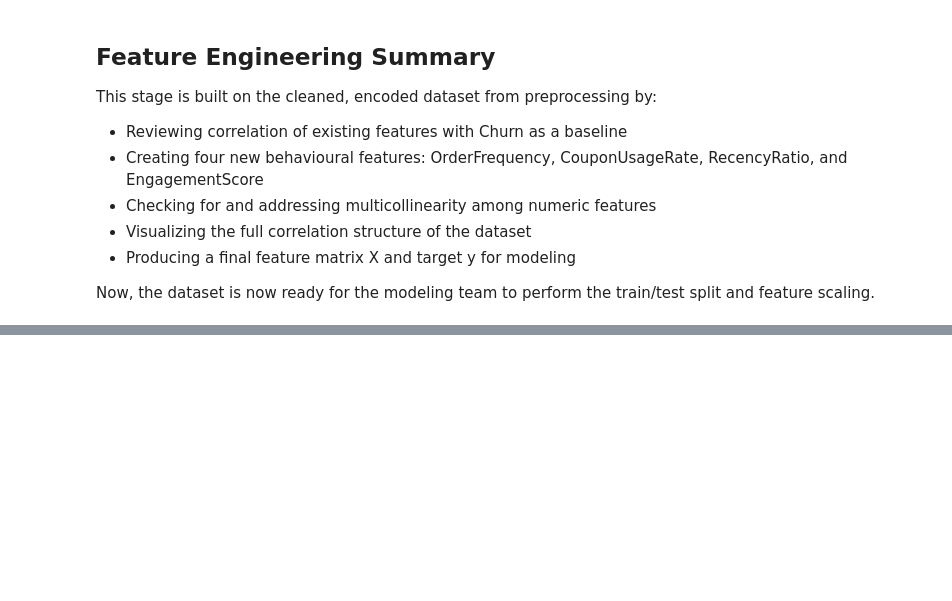
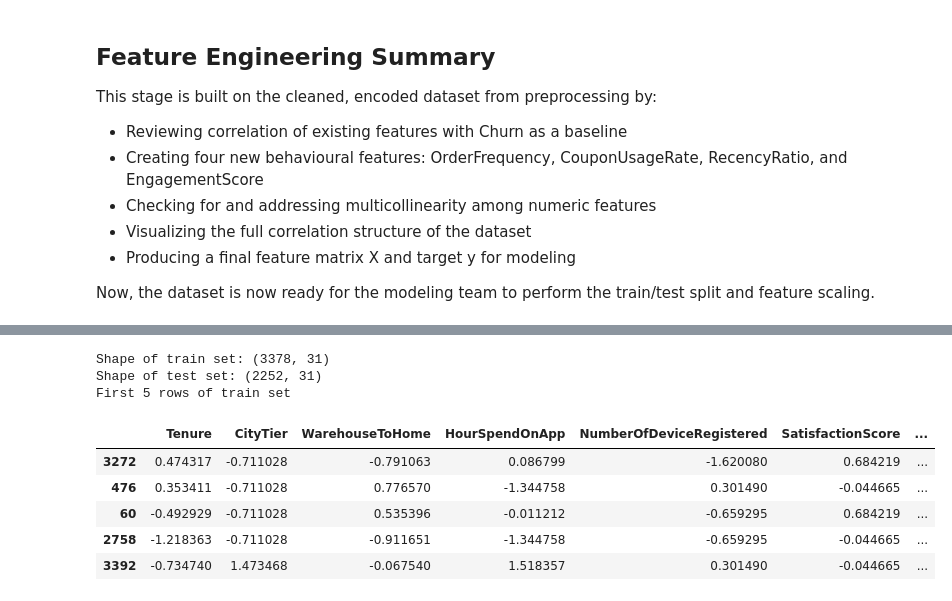
Before and after one commit to Akurang/AI_group5_project, a Jupyter notebook: final_project.ipynb, the cells around one changed output, grey strips where cells are left out. Cells and saved outputs as stored; diff of their text form; code cells hidden in the pictures; blank space fills up the shorter version.

```diff
--- a/final_project.ipynb
+++ b/final_project.ipynb
@@ -550,0 +576,26 @@ Now, the dataset is now ready for the modeling team to perform the train/test sp
+# %%
+from sklearn.preprocessing import StandardScaler
+scaler=StandardScaler()
+
+numeric_columns=["Tenure",
+                "CityTier",
+            	"WarehouseToHome",
+            	"HourSpendOnApp",
+            	"NumberOfDeviceRegistered",
+            	"SatisfactionScore",
+            	"NumberOfAddress",
+            	"Complain",
+                "OrderAmountHikeFromlastYear",
+                "CouponUsed",
+                "OrderCount",
+                "DaySinceLastOrder",
+                "CashbackAmount",
+                "OrderFrequency",
+            	"CouponUsageRate",
+                "RecencyRatio",
+                "EngagementScore"]# a set of numeric featurea which would be used for scaling
+
+X_train_scaled=X_train # we must copy the sets into the new scaled model so if in case of an errror we can revert
+X_test_scaled=X_test
+X_train_scaled[numeric_columns] = scaler.fit_transform(X_train[numeric_columns])# the scaling happens only on the numeric columns, binarynot inclusive as that would return the same arrange ment of values
+X_test_scaled[numeric_columns] = scaler.transform(X_test[numeric_columns])
@@ -550,0 +608,16 @@ Now, the dataset is now ready for the modeling team to perform the train/test sp
+# %%
+print(f"Shape of train set: {X_train_scaled.shape}")
+print(f"Shape of test set: {X_test_scaled.shape}")
+
+print("First 5 rows of train set")
+X_train_scaled.head()
+# %% [output]
+Shape of train set: (3378, 31)
+Shape of test set: (2252, 31)
+First 5 rows of train set
+|  | Tenure | CityTier | WarehouseToHome | HourSpendOnApp | NumberOfDeviceRegistered | SatisfactionScore | ... |
+| 3272 | 0.474317 | -0.711028 | -0.791063 | 0.086799 | -1.620080 | 0.684219 | ... |
+| 476 | 0.353411 | -0.711028 | 0.776570 | -1.344758 | 0.301490 | -0.044665 | ... |
+| 60 | -0.492929 | -0.711028 | 0.535396 | -0.011212 | -0.659295 | 0.684219 | ... |
+| 2758 | -1.218363 | -0.711028 | -0.911651 | -1.344758 | -0.659295 | -0.044665 | ... |
+| 3392 | -0.734740 | 1.473468 | -0.067540 | 1.518357 | 0.301490 | -0.044665 | ... |
```
Also changed, not shown: parts of 12 cells of this notebook, 1 other file.
